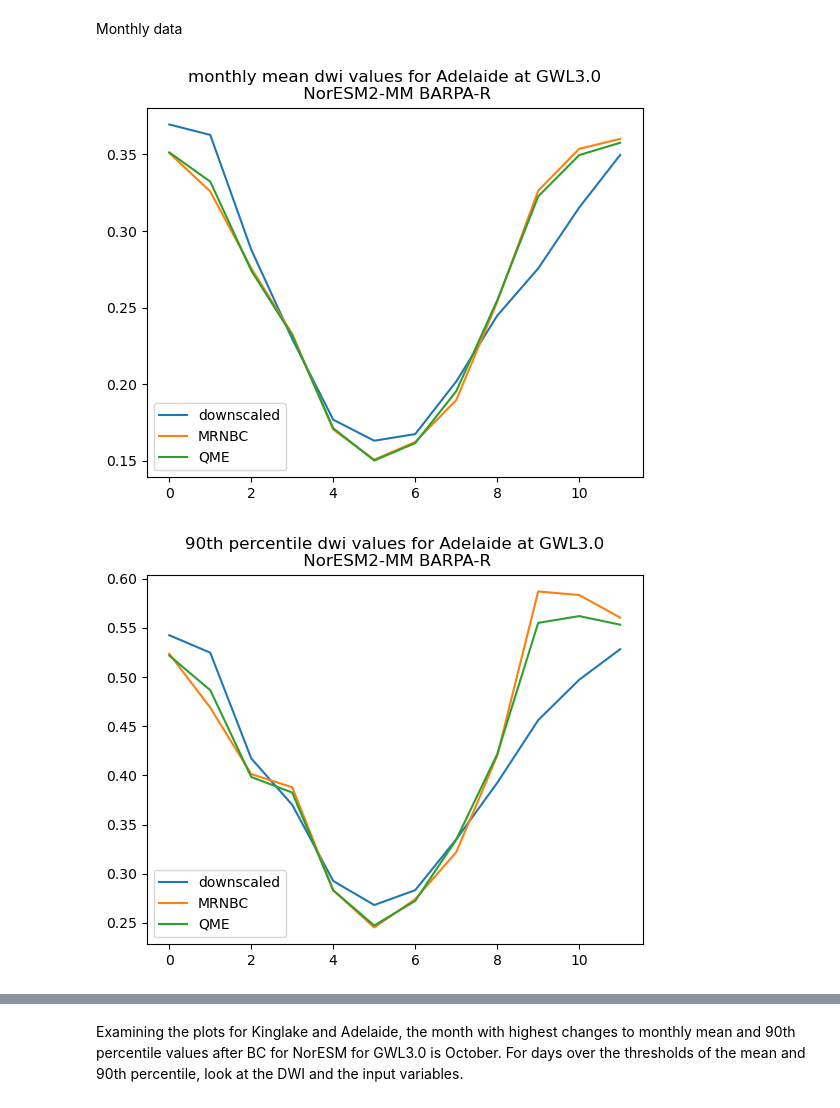
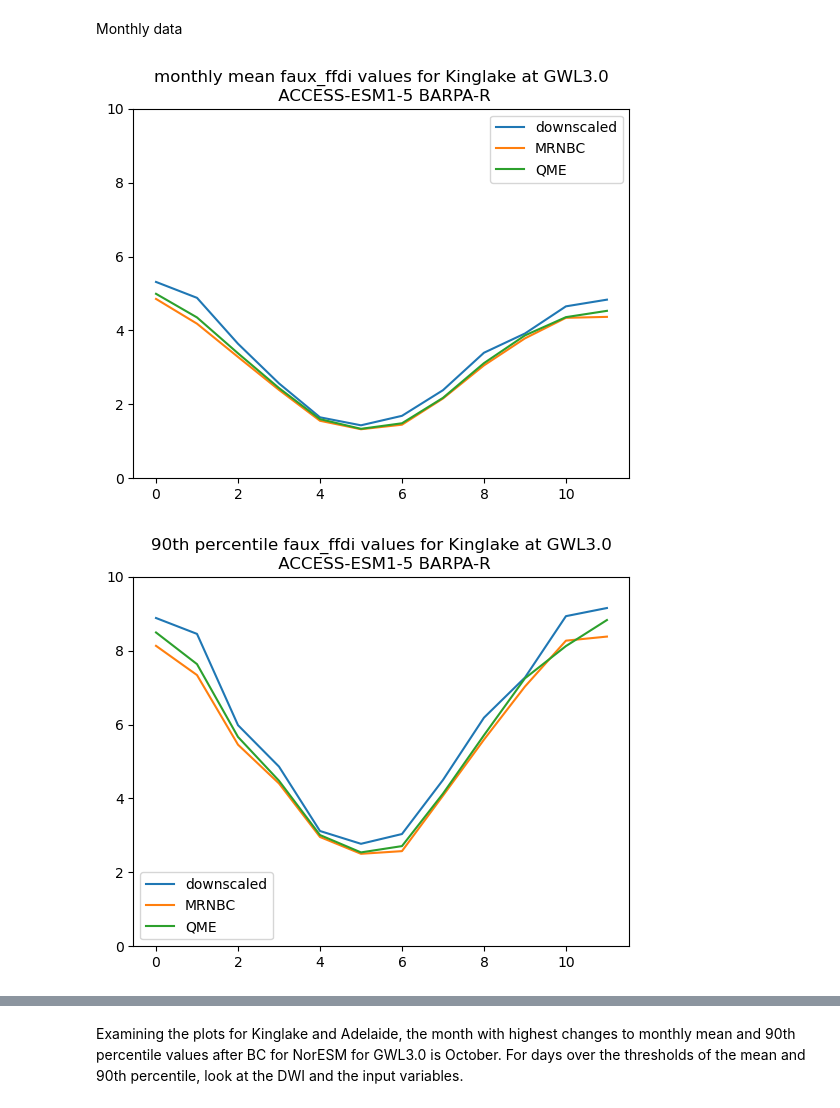
Before and after one commit to nb-bom/DWI, a Jupyter notebook: BC_investigation.ipynb, the cells around one changed output, grey strips where cells are left out. Saved outputs shown, nothing was run; the diff lists cells and outputs as text; code cells hidden in the pictures.

```diff
--- a/BC_investigation.ipynb
+++ b/BC_investigation.ipynb
@@ -41,13 +37,13 @@ AGENCY = 'BOM'
 RCM = 'BARPA-R'
 
 #GCM = 'ACCESS-CM2' #ensemble = 'r4i1p1f1' #Done
-#GCM = 'ACCESS-ESM1-5' ensemble = 'r6i1p1f1' #Done
+GCM = 'ACCESS-ESM1-5'
+ensemble = 'r6i1p1f1' #Done
 #GCM = 'EC-Earth3' ensemble = 'r1i1p1f1' #Done
 #GCM = 'MPI-ESM1-2-HR' ensemble = 'r1i1p1f1' #BOM done, no CSIRO
 #GCM = 'CESM2' ensemble = 'r11i1p1f1' #Done
 #GCM = 'CMCC-ESM2' ensemble = 'r1i1p1f1' #Done
-GCM = 'NorESM2-MM'
-ensemble = 'r1i1p1f1' #Done
+#GCM = 'NorESM2-MM' ensemble = 'r1i1p1f1' #Done
 #GCM = 'CNRM-ESM2-1' ensemble = 'r1i1p1f2' #CSIRO Done, no BOM
 
 #pathway = 'ssp126'
@@ -58,8 +54,8 @@ bdir = f"/g/data/kj66/CORDEX/output-{CMIP}/bias-adjusted-output/AUST-05i/{AGENCY
 
 output_dir = '/g/data/ia39/ncra/bushfire/dwi/'
 
-test_index = 'dwi'
-#test_index = 'faux_ffdi'
+#test_index = 'dwi'
+test_index = 'faux_ffdi'
 #test_index = 'p_ffdi'
 
 chosen_gwl = '3.0'
@@ -152,7 +148,7 @@ location_dict = {
     'Kinglake' : [-37.53291, 145.33964]
 }
 # %%
-loc_name = 'Adelaide'
+loc_name = 'Kinglake'
 # %%
 [lat_ind, lon_ind] = location_coords(location_dict, loc_name)
 # %%
@@ -180,12 +176,13 @@ mean_loc_data_q = loc_data_q.groupby('time.month').mean('time', keep_attrs=True)
 # %%
 plt.plot(mean_loc_data_d, label = 'downscaled')
 plt.plot(mean_loc_data_m, label = 'MRNBC')
 plt.plot(mean_loc_data_q, label = 'QME')
+plt.ylim([0,10])
 plt.title('monthly mean %s values for %s at GWL%s\n %s %s' %(test_index, loc_name, chosen_gwl, GCM, RCM))
 plt.legend()
 plt.show()
 # %% [output]
-[figure, old version]
+[figure, new version]
 # %%
 #perc_loc_data_d = np.percentile(loc_data_d.groupby('time.month'), 90, axis='month')
 perc_loc_data_d = loc_data_d.groupby('time.month').quantile(.9)
@@ -195,8 +192,9 @@ perc_loc_data_q = loc_data_q.groupby('time.month').quantile(.9)
 plt.plot(perc_loc_data_d, label = 'downscaled')
 plt.plot(perc_loc_data_m, label = 'MRNBC')
 plt.plot(perc_loc_data_q, label = 'QME')
+plt.ylim([0,10])
 plt.title('90th percentile %s values for %s at GWL%s\n %s %s' %(test_index, loc_name, chosen_gwl, GCM, RCM))
 plt.legend()
 plt.show()
 # %% [output]
-[figure, old version]
+[figure, new version]
```
Also changed, not shown: parts of 16 cells of this notebook, 2 other files.
